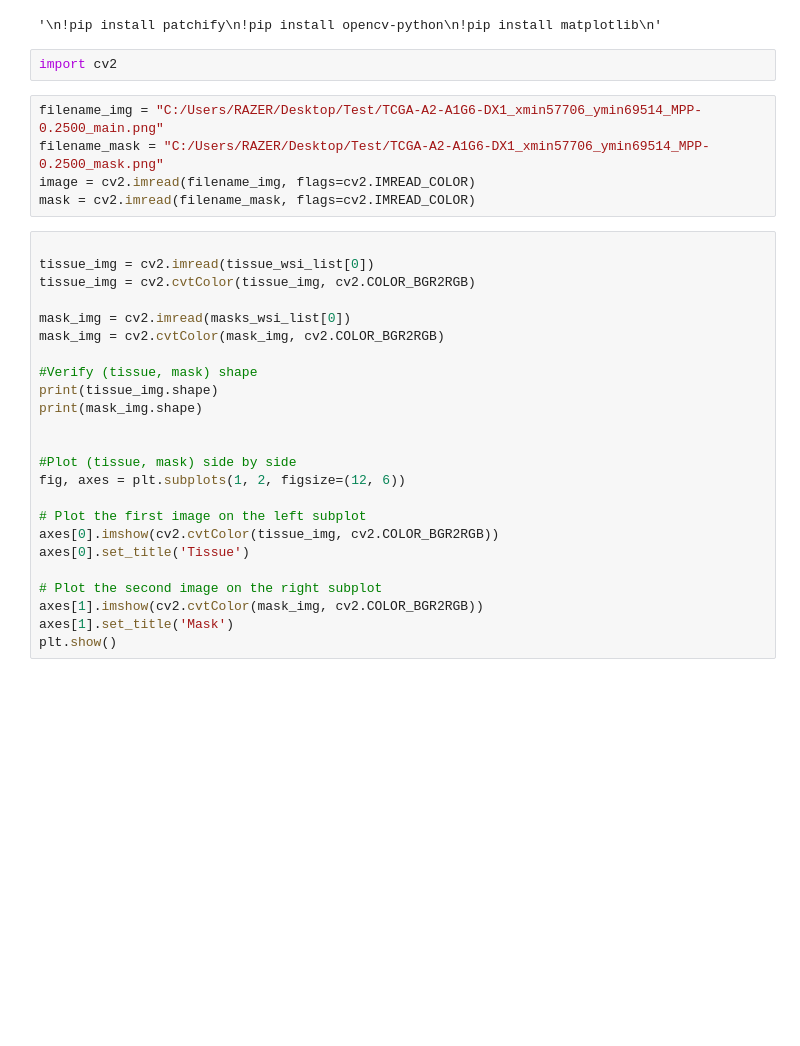
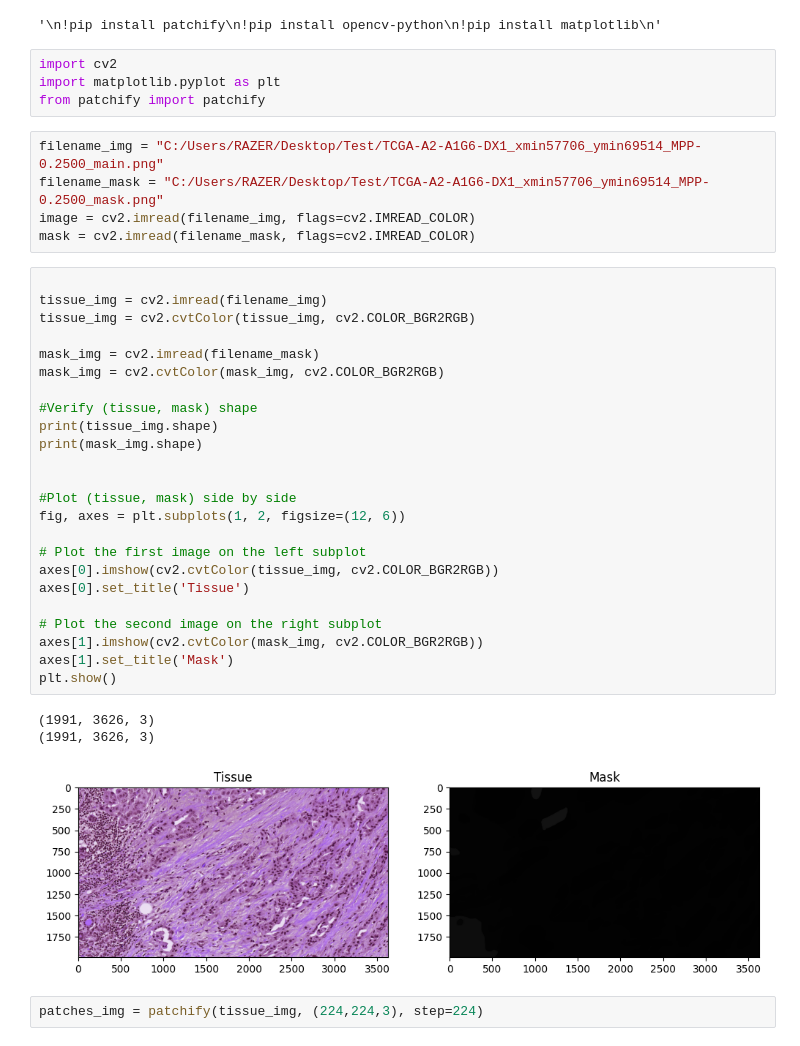
Before and after one commit to RafsanJany-44/Img_PreProcessing, a Jupyter notebook: Img_Slicing/patchify_01.ipynb, the cells around one changed output. Drawn from its saved outputs; the diff is of its cells as text; blank space fills up the shorter version.

```diff
--- a/Img_Slicing/patchify_01.ipynb
+++ b/Img_Slicing/patchify_01.ipynb
@@ -8,6 +8,8 @@
 '\n!pip install patchify\n!pip install opencv-python\n!pip install matplotlib\n'
 # %%
 import cv2
+import matplotlib.pyplot as plt
+from patchify import patchify
 # %%
 filename_img = "C:/Users/RAZER/Desktop/Test/TCGA-A2-A1G6-DX1_xmin57706_ymin69514_MPP-0.2500_main.png"
 filename_mask = "C:/Users/RAZER/Desktop/Test/TCGA-A2-A1G6-DX1_xmin57706_ymin69514_MPP-0.2500_mask.png"
@@ -15,25 +17,31 @@ image = cv2.imread(filename_img, flags=cv2.IMREAD_COLOR)
 mask = cv2.imread(filename_mask, flags=cv2.IMREAD_COLOR)
 # %%
 
-tissue_img = cv2.imread(tissue_wsi_list[0])
+tissue_img = cv2.imread(filename_img)
 tissue_img = cv2.cvtColor(tissue_img, cv2.COLOR_BGR2RGB)
 
-mask_img = cv2.imread(masks_wsi_list[0])
+mask_img = cv2.imread(filename_mask)
 mask_img = cv2.cvtColor(mask_img, cv2.COLOR_BGR2RGB)
 
 #Verify (tissue, mask) shape
 print(tissue_img.shape)
 print(mask_img.shape)
 
 
 #Plot (tissue, mask) side by side
 fig, axes = plt.subplots(1, 2, figsize=(12, 6))
 
 # Plot the first image on the left subplot
 axes[0].imshow(cv2.cvtColor(tissue_img, cv2.COLOR_BGR2RGB))
 axes[0].set_title('Tissue')
 
 # Plot the second image on the right subplot
 axes[1].imshow(cv2.cvtColor(mask_img, cv2.COLOR_BGR2RGB))
 axes[1].set_title('Mask')
 plt.show()
+# %% [output]
+(1991, 3626, 3)
+(1991, 3626, 3)
+[figure, added]
+# %%
+patches_img = patchify(tissue_img, (224,224,3), step=224)
```
